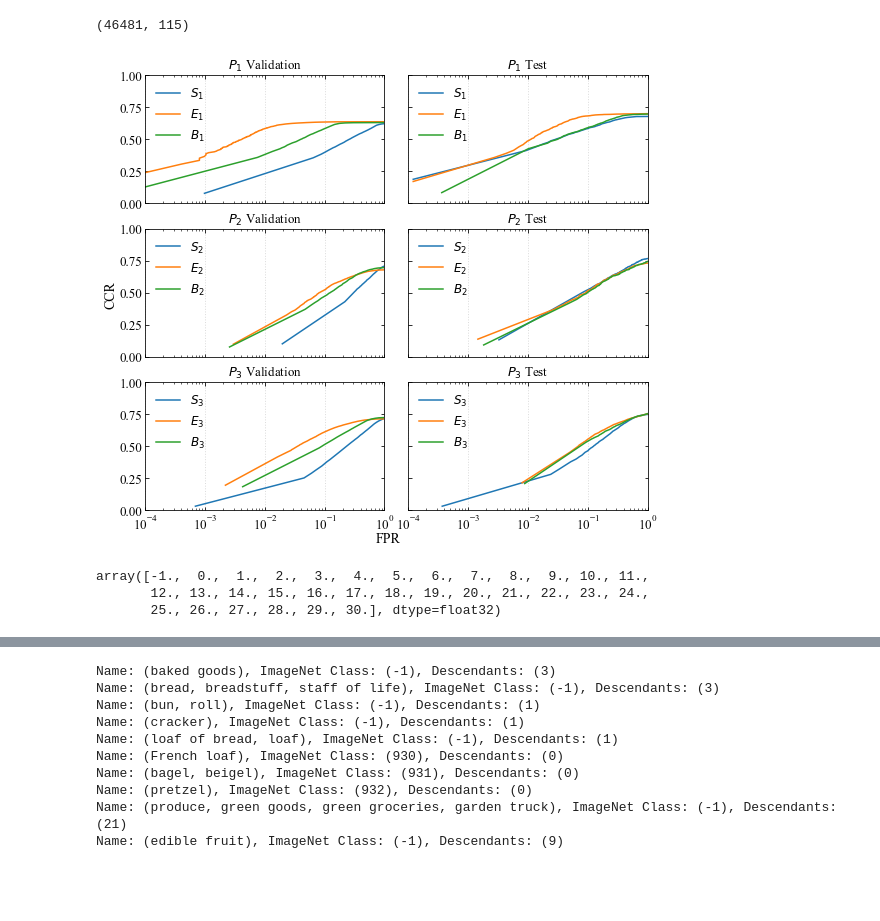
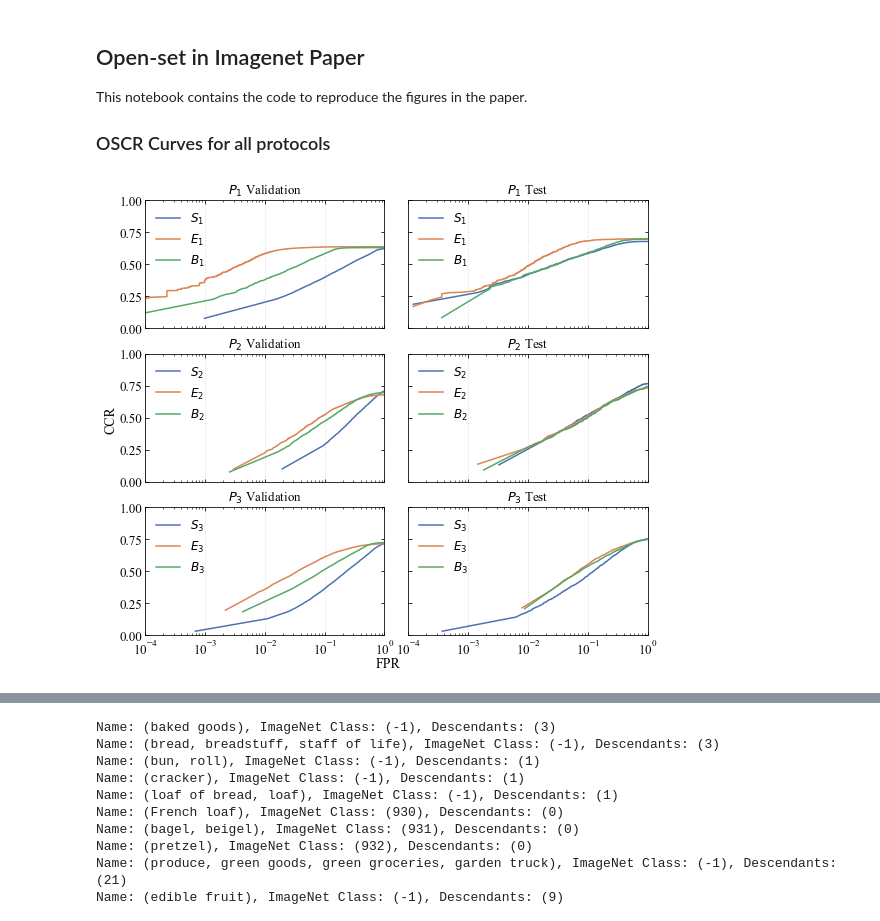
Before and after one commit to AIML-IfI/openset-imagenet, a Jupyter notebook: analysis/open_set_imagenet.ipynb, the cells around one changed output, grey strips where cells are left out. Saved outputs shown, nothing was run; the diff lists cells and outputs as text; code cells hidden in the pictures; blank space fills up the shorter version.

```diff
--- a/analysis/open_set_imagenet.ipynb
+++ b/analysis/open_set_imagenet.ipynb
@@ -1,3 +1,7 @@
+# %% [markdown]
+## Open-set in Imagenet Paper
+This notebook contains the code to reproduce the figures in the paper.
+### OSCR Curves for all protocols
 # %%
 import matplotlib.pyplot as plt
 import numpy as np
@@ -36,22 +40,11 @@ def get_confidence(scores, targets):
         c_mean = np.average(np.array([ckk, cku]), weights=weights[:-1])
         cuu = -1
     return ckk, cku, cuu, c_mean
-# %%
-results = Path('../../results')
-a = np.load(results/'s1n_l1_e0_adam_d40_g0.3/s1n_l1_e0_adam_d40_g0.3_best_val_arr.npz')
-#['gt', 'semilogits', 'features', 'scores']
-a['semilogits'][:,:-1].shape
-# %% [output]
-(46481, 115)
 # %%
 import sys
-
-from black import out
 sys.path.append("../")
 import src.util as util
 import matplotlib.pyplot as plt
-import numpy as np
-import pandas as pd
 from pathlib import Path
 
 plt.rcParams["font.family"] = "Times New Roman"
@@ -88,7 +81,7 @@ p2_test = util.read_array_list(util.transform_to_test(p2_paths))
 p3_val = util.read_array_list(p3_paths)
 p3_test = util.read_array_list(util.transform_to_test(p3_paths))
 
-points = 300
+points = 10000
 font = 14
 scale = 'semilog'
 fig = plt.figure(figsize=(9,8))
@@ -97,40 +90,31 @@ axs = gs.subplots(sharex=True, sharey=False)
 axs = axs.flat
 
 util.plot_oscr(arrays=p1_val, scale=scale, title='$P_1$ Validation', ax_label_font=13, ax=axs[0],
               legend_pos="upper left", unk_label=-1, points=points)
 
 util.plot_oscr(arrays=p1_test, scale=scale, title='$P_1$ Test', ax_label_font=13, ax=axs[1],
               legend_pos="upper left", unk_label=-2, points=points)
 
 util.plot_oscr(arrays=p2_val, scale=scale, title='$P_2$ Validation', ax_label_font=13, ax=axs[2],
               legend_pos="upper left", unk_label=-1, points=points)
 
 util.plot_oscr(arrays=p2_test, scale=scale, title='$P_2$ Test', ax_label_font=13, ax=axs[3],
               legend_pos="upper left", unk_label=-2, points=points)
 
 util.plot_oscr(arrays=p3_val, scale=scale, title='$P_3$ Validation', ax_label_font=13, ax=axs[4],
               legend_pos="upper left", unk_label=-1, points=points)
 
 util.plot_oscr(arrays=p3_test, scale=scale, title='$P_3$ Test', ax_label_font=13, ax=axs[5],
               legend_pos="upper left", unk_label=-2, points=points)
 
 for ax in axs:
     ax.label_outer()
     ax.grid(axis='x', linestyle=':', linewidth=1, color='gainsboro')
 
 fig.text(0.5, 0.07, 'FPR', ha='center', fontsize=font)
 fig.text(0.06, 0.5, 'CCR', va='center', rotation='vertical', fontsize=font)
 
 plt.savefig('fig/oscr_all_protocols.pdf', dpi=90, bbox_inches='tight')
 plt.show()
-# get_models_epochs(p2_files1)
 # %% [output]
-[figure, old version]
+[figure, new version]
-# %%
-gt_val = p2_val['$B_2$']['gt']
-gt_test = p1_test['$B_1$']['gt']
-np.unique(gt_val)
-# %% [output]
-array([-1.,  0.,  1.,  2.,  3.,  4.,  5.,  6.,  7.,  8.,  9., 10., 11.,
-       12., 13., 14., 15., 16., 17., 18., 19., 20., 21., 22., 23., 24.,
-       25., 26., 27., 28., 29., 30.], dtype=float32)
```
Also changed, not shown: parts of 2 cells of this notebook, 1 other file.
